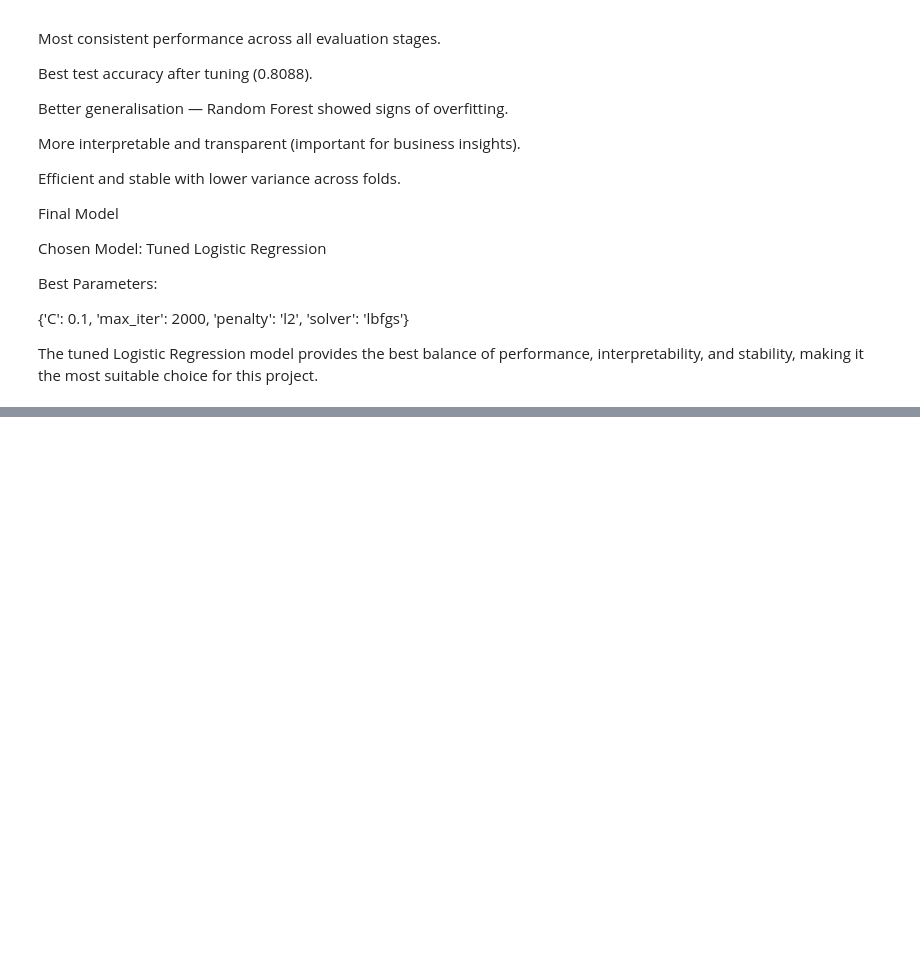
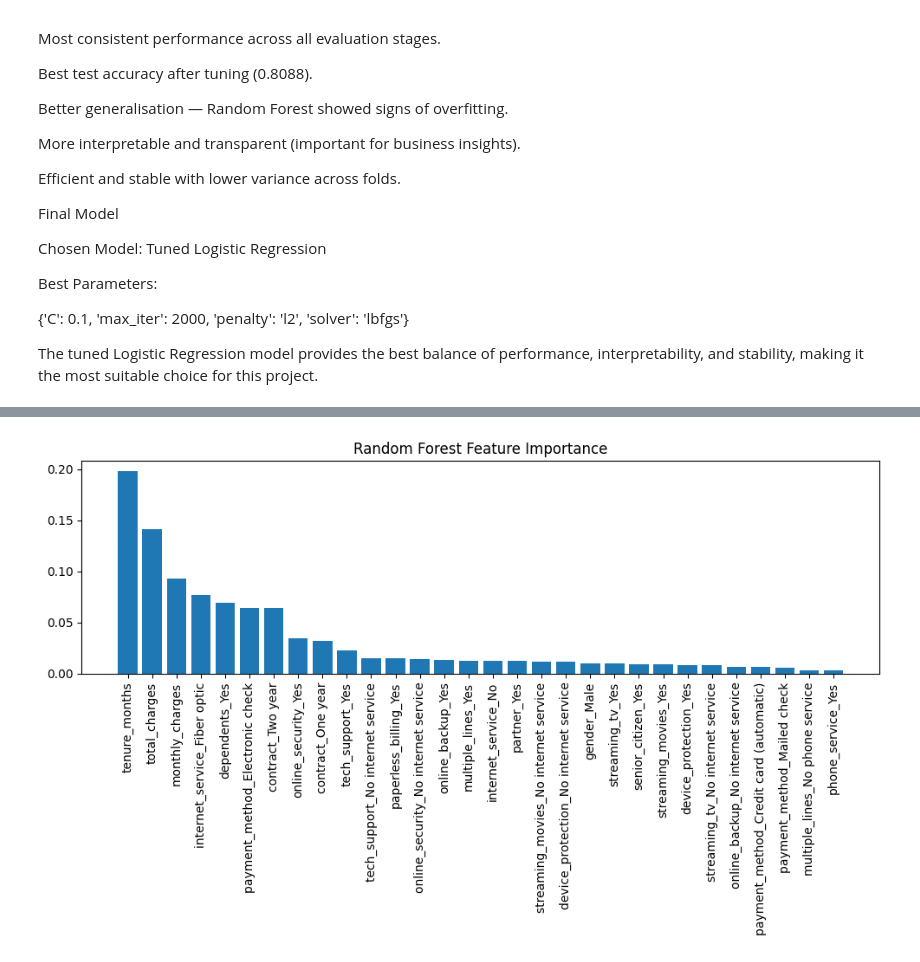
Before and after one commit to nafizzaman/Customer-Churn-Analysis, a Jupyter notebook: scripts/03-model.ipynb, the cells around one changed output, grey strips where cells are left out. Cells and saved outputs as stored; diff of their text form; code cells hidden in the pictures; blank space fills up the shorter version.

```diff
--- a/scripts/03-model.ipynb
+++ b/scripts/03-model.ipynb
@@ -286,0 +282,15 @@ The tuned Logistic Regression model provides the best balance of performance, in
+# %%
+feature_names = x_train.columns
+
+importances = best_rf.feature_importances_
+indices = np.argsort(importances)[::-1]
+
+plt.figure(figsize=(10,6))
+plt.title("Random Forest Feature Importance")
+plt.bar(range(len(importances)), importances[indices])
+plt.xticks(range(len(importances)), [feature_names[i] for i in indices], rotation=90)
+plt.tight_layout()
+plt.savefig("../visuals/model_plots/feature_importance_randomforest.png")
+plt.show()
+# %% [output]
+[figure, added]
```
Also changed, not shown: parts of 7 cells of this notebook, 4 other files.
